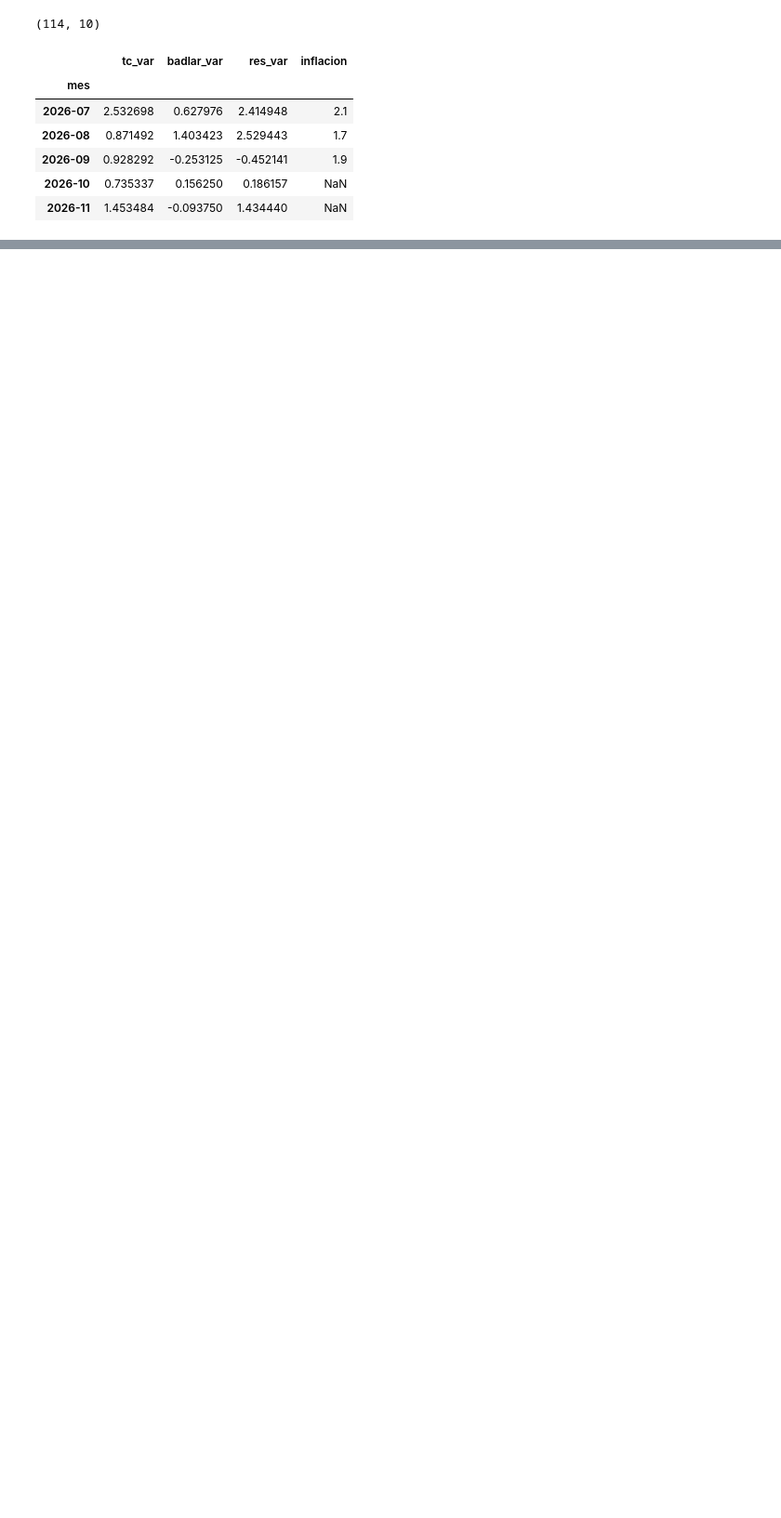
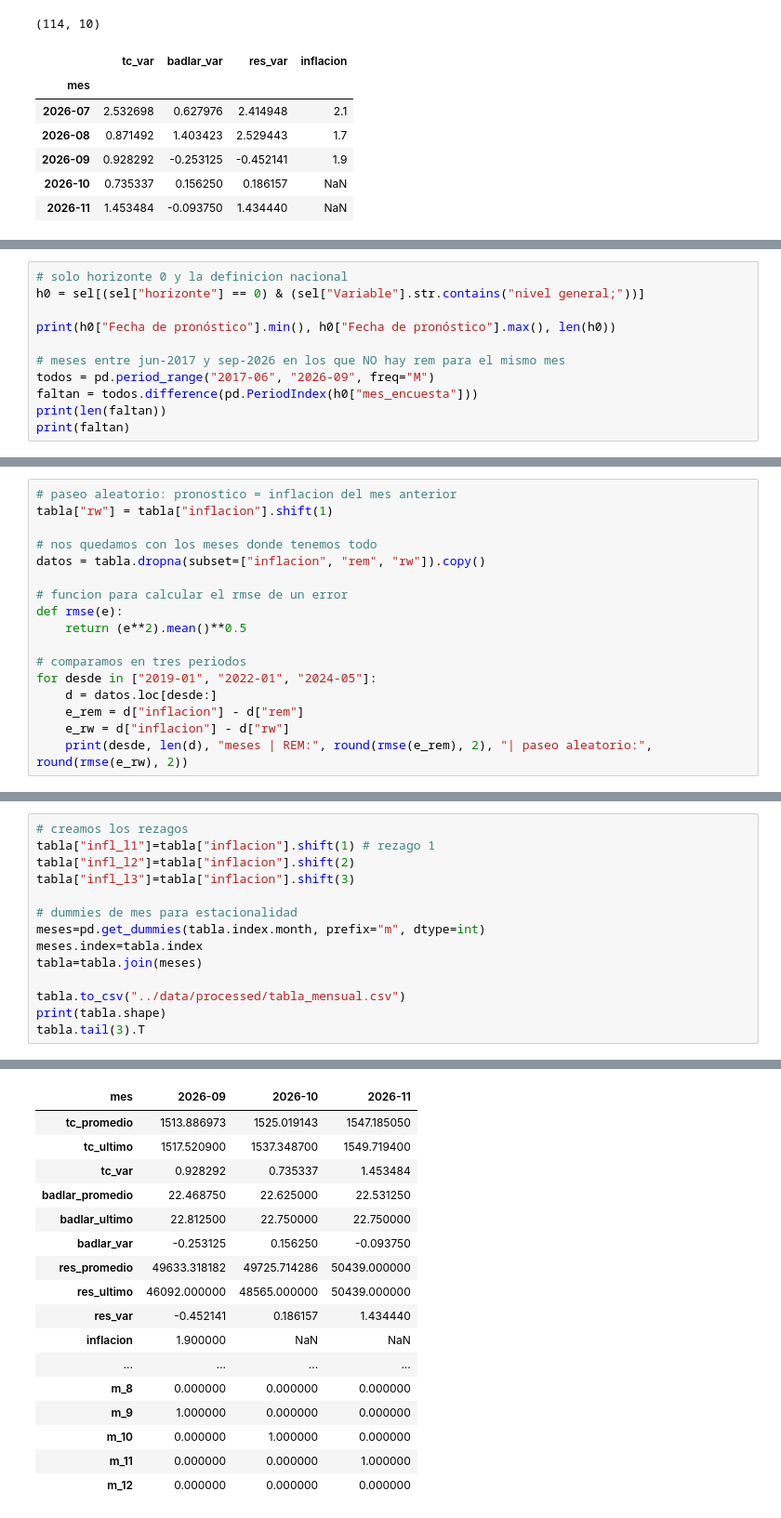
Before and after one commit to maximoquintia/inflacion-ar, a Jupyter notebook: notebooks/01_bcra_inflacion.ipynb, the cells around one changed output, grey strips where cells are left out. Shown at 93% size. Drawn from its saved outputs; the diff is of its cells as text; blank space fills up the shorter version.

Commit message:
Tabla de modelado completa: variables, rezagos, dummies y REM

```diff
--- a/notebooks/01_bcra_inflacion.ipynb
+++ b/notebooks/01_bcra_inflacion.ipynb
@@ -242,0 +333,11 @@ tabla[["tc_var", "badlar_var", "res_var", "inflacion"]].tail()
+# %%
+# solo horizonte 0 y la definicion nacional
+h0 = sel[(sel["horizonte"] == 0) & (sel["Variable"].str.contains("nivel general;"))]
+
+print(h0["Fecha de pronóstico"].min(), h0["Fecha de pronóstico"].max(), len(h0))
+
+# meses entre jun-2017 y sep-2026 en los que NO hay rem para el mismo mes
+todos = pd.period_range("2017-06", "2026-09", freq="M")
+faltan = todos.difference(pd.PeriodIndex(h0["mes_encuesta"]))
+print(len(faltan))
+print(faltan)
@@ -242,0 +380,17 @@ tabla[["tc_var", "badlar_var", "res_var", "inflacion"]].tail()
+# %%
+# paseo aleatorio: pronostico = inflacion del mes anterior
+tabla["rw"] = tabla["inflacion"].shift(1)
+
+# nos quedamos con los meses donde tenemos todo
+datos = tabla.dropna(subset=["inflacion", "rem", "rw"]).copy()
+
+# funcion para calcular el rmse de un error
+def rmse(e):
+    return (e**2).mean()**0.5
+
+# comparamos en tres periodos
+for desde in ["2019-01", "2022-01", "2024-05"]:
+    d = datos.loc[desde:]
+    e_rem = d["inflacion"] - d["rem"]
+    e_rw = d["inflacion"] - d["rw"]
+    print(desde, len(d), "meses | REM:", round(rmse(e_rem), 2), "| paseo aleatorio:", round(rmse(e_rw), 2))
@@ -242,0 +401,15 @@ tabla[["tc_var", "badlar_var", "res_var", "inflacion"]].tail()
+# %%
+# creamos los rezagos
+tabla["infl_l1"]=tabla["inflacion"].shift(1) # rezago 1
+tabla["infl_l2"]=tabla["inflacion"].shift(2)
+tabla["infl_l3"]=tabla["inflacion"].shift(3)
+
+# dummies de mes para estacionalidad
+meses=pd.get_dummies(tabla.index.month, prefix="m", dtype=int)
+meses.index=tabla.index
+tabla=tabla.join(meses)
+
+tabla.to_csv("../data/processed/tabla_mensual.csv")
+print(tabla.shape)
+tabla.tail(3).T
+# %% [output]
@@ -242,0 +417,17 @@ tabla[["tc_var", "badlar_var", "res_var", "inflacion"]].tail()
+| mes | 2026-09 | 2026-10 | 2026-11 |
+| tc_promedio | 1513.886973 | 1525.019143 | 1547.185050 |
+| tc_ultimo | 1517.520900 | 1537.348700 | 1549.719400 |
+| tc_var | 0.928292 | 0.735337 | 1.453484 |
+| badlar_promedio | 22.468750 | 22.625000 | 22.531250 |
+| badlar_ultimo | 22.812500 | 22.750000 | 22.750000 |
+| badlar_var | -0.253125 | 0.156250 | -0.093750 |
+| res_promedio | 49633.318182 | 49725.714286 | 50439.000000 |
+| res_ultimo | 46092.000000 | 48565.000000 | 50439.000000 |
+| res_var | -0.452141 | 0.186157 | 1.434440 |
+| inflacion | 1.900000 | NaN | NaN |
+| ... | ... | ... | ... |
+| m_8 | 0.000000 | 0.000000 | 0.000000 |
+| m_9 | 1.000000 | 0.000000 | 0.000000 |
+| m_10 | 0.000000 | 1.000000 | 0.000000 |
+| m_11 | 0.000000 | 0.000000 | 1.000000 |
+| m_12 | 0.000000 | 0.000000 | 0.000000 |
```
Also changed, not shown: parts of 9 cells of this notebook, 2 other files.
